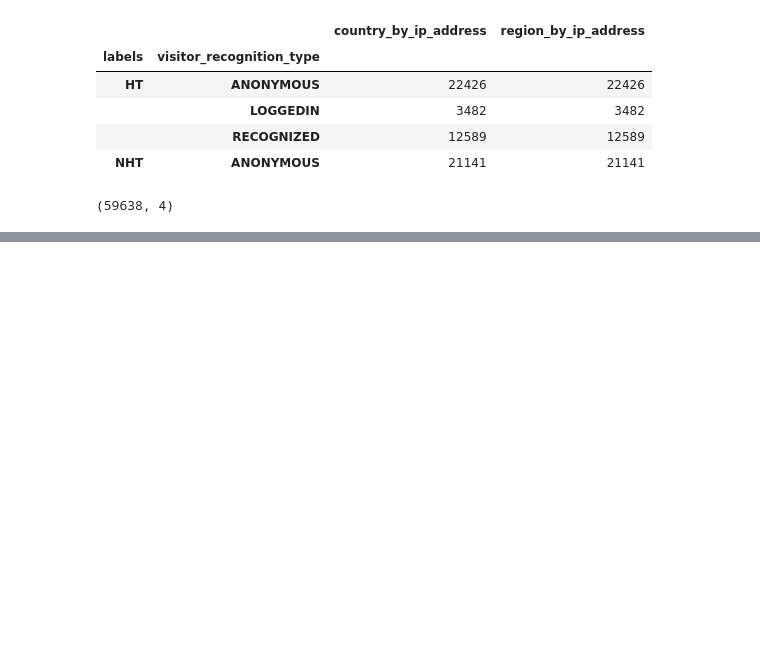
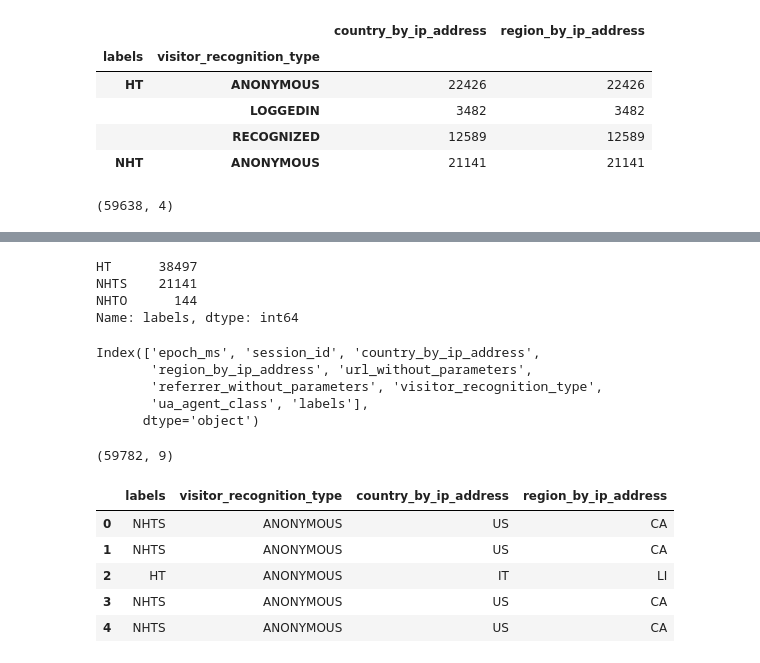
Before and after one commit to HassanSherwani/Bot_or_Not, a Jupyter notebook: EDA.ipynb, the cells around one changed output, grey strips where cells are left out. Saved outputs shown, nothing was run; the diff lists cells and outputs as text; code cells hidden in the pictures; blank space fills up the shorter version.

```diff
--- a/EDA.ipynb
+++ b/EDA.ipynb
@@ -413,0 +408,2 @@ df_foi.to_pickle('clickdata.pkl')
+# %%
+df_class =pd.read_csv('clickdata.csv')
@@ -413,0 +415,4 @@ df_foi.to_pickle('clickdata.pkl')
+# %%
+# dealing with missing values
+df_class.replace(np.nan, '', regex=True, inplace=True)
+df_class.replace('Unknown', '', regex=True, inplace=True)
@@ -413,0 +431,33 @@ df_foi.to_pickle('clickdata.pkl')
+# %%
+df_class['labels'] = df_class.ua_agent_class.map({'Robot':'NHTS', 'Robot Mobile':'NHTS','Special':'NHTO','Browser':'HT', 'Browser Webview':'HT','Hacker':'HT','Mobile App':'HT','Cloud Application':'HT'})
+# %%
+df_class.labels.value_counts()
+# %% [output]
+HT      38497
+NHTS    21141
+NHTO      144
+Name: labels, dtype: int64
+# %%
+df_class.columns
+# %% [output]
+Index(['epoch_ms', 'session_id', 'country_by_ip_address',
+       'region_by_ip_address', 'url_without_parameters',
+       'referrer_without_parameters', 'visitor_recognition_type',
+       'ua_agent_class', 'labels'],
+      dtype='object')
+# %%
+df_class.shape
+# %% [output]
+(59782, 9)
+# %%
+# create dataframe for feature of interest
+df_foi2=df_class[['labels','visitor_recognition_type','country_by_ip_address','region_by_ip_address']]
+# %%
+df_foi2.head()
+# %% [output]
+|  | labels | visitor_recognition_type | country_by_ip_address | region_by_ip_address |
+| 0 | NHTS | ANONYMOUS | US | CA |
+| 1 | NHTS | ANONYMOUS | US | CA |
+| 2 | HT | ANONYMOUS | IT | LI |
+| 3 | NHTS | ANONYMOUS | US | CA |
+| 4 | NHTS | ANONYMOUS | US | CA |
```
Also changed, not shown: parts of 12 cells of this notebook.
